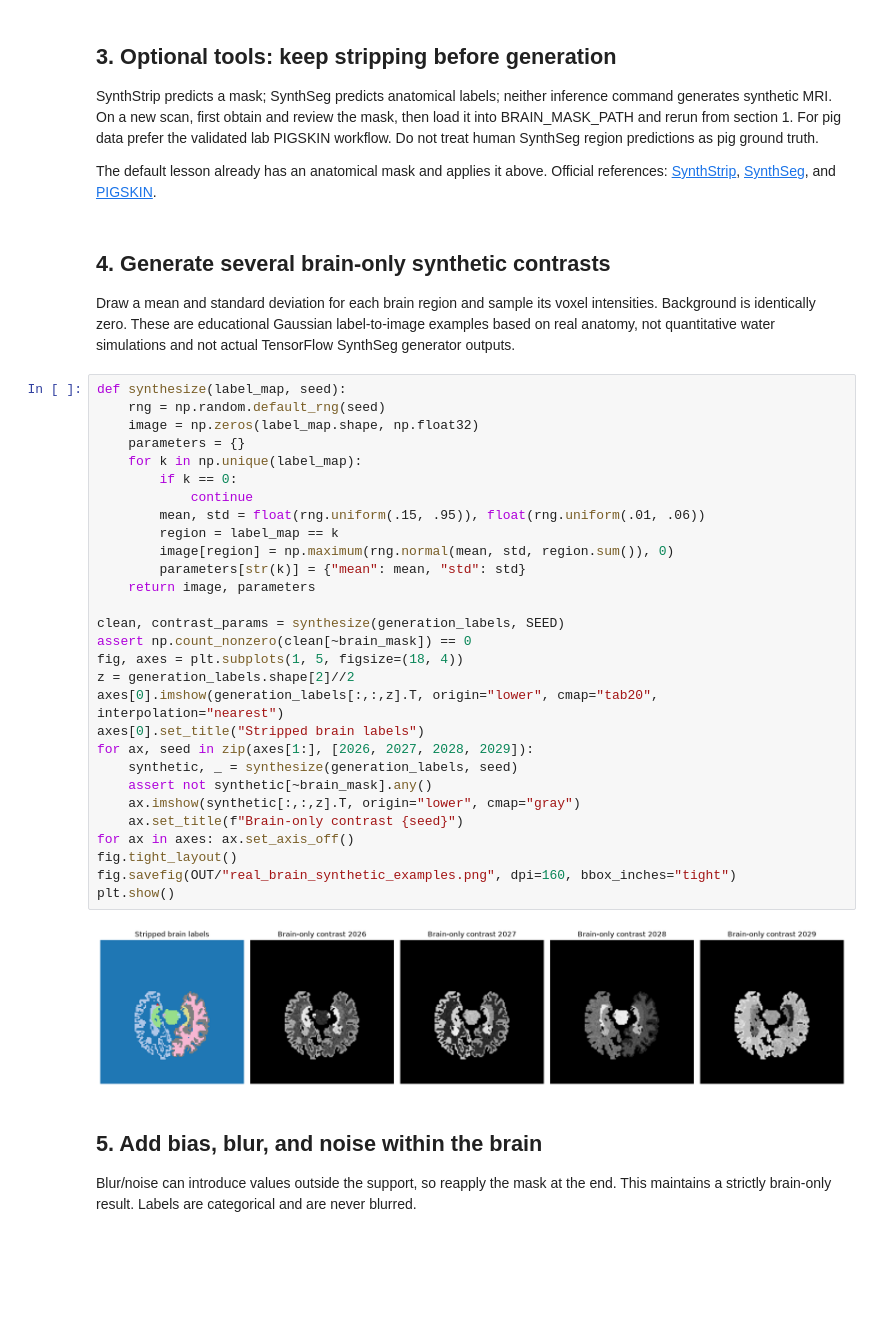
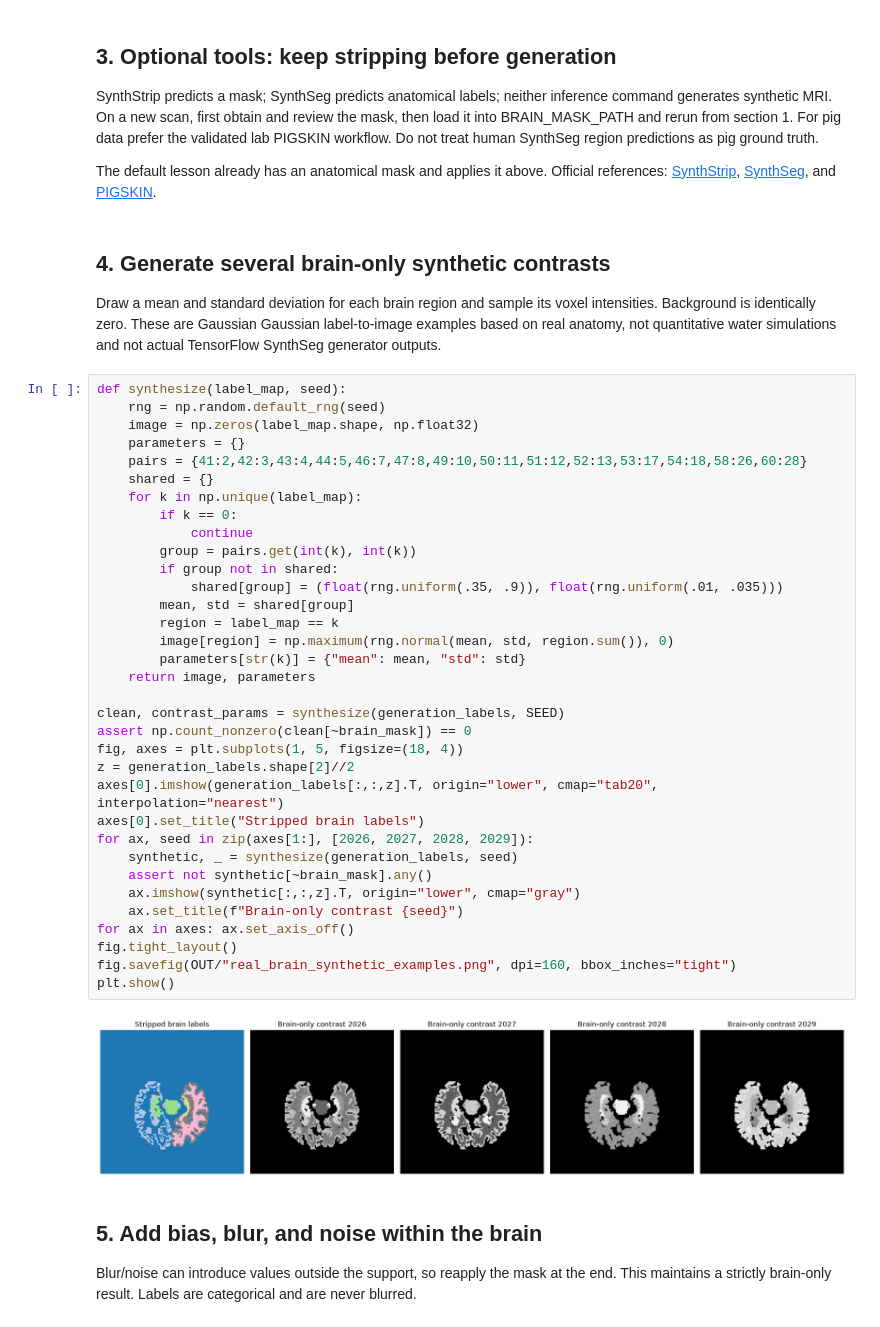
Before and after one commit to dadashkarimi/pigskin, a Jupyter notebook: notebooks/PIGTAILS_Real_Brain_Executed.ipynb, the cells around one changed output. Drawn from its saved outputs; the diff is of its cells as text; blank space fills up the shorter version.

```diff
--- a/notebooks/PIGTAILS_Real_Brain_Executed.ipynb
+++ b/notebooks/PIGTAILS_Real_Brain_Executed.ipynb
@@ -150,38 +156,43 @@ SynthStrip predicts a mask; SynthSeg predicts anatomical labels; neither inferen
 The default lesson already has an anatomical mask and applies it above. Official references: [SynthStrip](https://surfer.nmr.mgh.harvard.edu/docs/synthstrip/), [SynthSeg](https://www.freesurfer.net/fswiki/SynthSeg), and [PIGSKIN](https://github.com/dadashkarimi/pigskin).
 # %% [markdown]
 ## 4. Generate several brain-only synthetic contrasts
-Draw a mean and standard deviation for each brain region and sample its voxel intensities. Background is identically zero. These are educational Gaussian label-to-image examples based on real anatomy, not quantitative water simulations and not actual TensorFlow SynthSeg generator outputs.
+Draw a mean and standard deviation for each brain region and sample its voxel intensities. Background is identically zero. These are Gaussian Gaussian label-to-image examples based on real anatomy, not quantitative water simulations and not actual TensorFlow SynthSeg generator outputs.
 # %%
 def synthesize(label_map, seed):
     rng = np.random.default_rng(seed)
     image = np.zeros(label_map.shape, np.float32)
     parameters = {}
+    pairs = {41:2,42:3,43:4,44:5,46:7,47:8,49:10,50:11,51:12,52:13,53:17,54:18,58:26,60:28}
+    shared = {}
     for k in np.unique(label_map):
         if k == 0:
             continue
-        mean, std = float(rng.uniform(.15, .95)), float(rng.uniform(.01, .06))
+        group = pairs.get(int(k), int(k))
+        if group not in shared:
+            shared[group] = (float(rng.uniform(.35, .9)), float(rng.uniform(.01, .035)))
+        mean, std = shared[group]
         region = label_map == k
         image[region] = np.maximum(rng.normal(mean, std, region.sum()), 0)
         parameters[str(k)] = {"mean": mean, "std": std}
     return image, parameters
 
 clean, contrast_params = synthesize(generation_labels, SEED)
 assert np.count_nonzero(clean[~brain_mask]) == 0
 fig, axes = plt.subplots(1, 5, figsize=(18, 4))
 z = generation_labels.shape[2]//2
 axes[0].imshow(generation_labels[:,:,z].T, origin="lower", cmap="tab20", interpolation="nearest")
 axes[0].set_title("Stripped brain labels")
 for ax, seed in zip(axes[1:], [2026, 2027, 2028, 2029]):
     synthetic, _ = synthesize(generation_labels, seed)
     assert not synthetic[~brain_mask].any()
     ax.imshow(synthetic[:,:,z].T, origin="lower", cmap="gray")
     ax.set_title(f"Brain-only contrast {seed}")
 for ax in axes: ax.set_axis_off()
 fig.tight_layout()
 fig.savefig(OUT/"real_brain_synthetic_examples.png", dpi=160, bbox_inches="tight")
 plt.show()
 # %% [output]
-[figure, old version]
+[figure, new version]
 # %% [markdown]
 ## 5. Add bias, blur, and noise within the brain
 Blur/noise can introduce values outside the support, so reapply the mask at the end. This maintains a strictly brain-only result. Labels are categorical and are never blurred.
```
Also changed, not shown: parts of 11 cells of this notebook, 3 other files.
